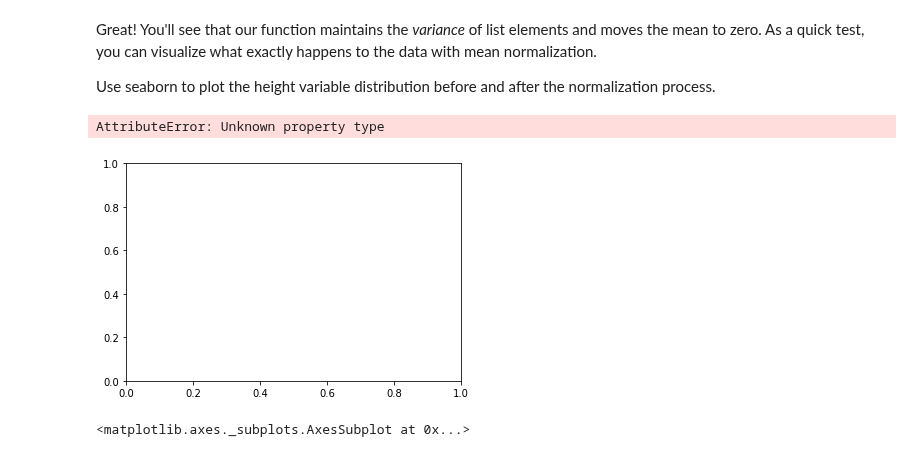
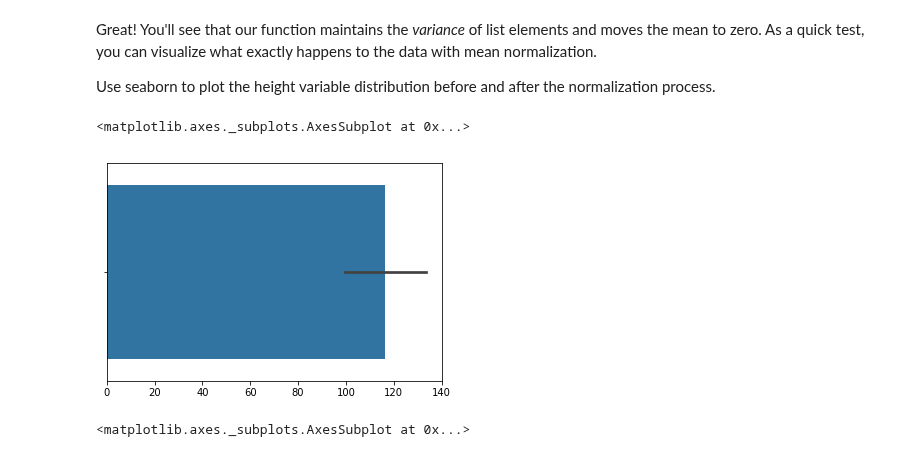
Before and after one commit to justinlee3/dsc-enterprise-hsbc-correlation-covariance-lab-hsbc-ds-081319, a Jupyter notebook: index.ipynb, the cells around one changed output. Cells and saved outputs as stored; diff of their text form; code cells hidden in the pictures.

```diff
--- a/index.ipynb
+++ b/index.ipynb
@@ -108,11 +108,11 @@ Use seaborn to plot the height variable distribution before and after the normal
 # %%
 # Visualize the height data distribution before and after mean normalization
 import seaborn as sns
 import matplotlib.pyplot as plt
-sns.barplot()
+sns.barplot(df)
 # %% [output]
-AttributeError: Unknown property type
+<matplotlib.axes._subplots.AxesSubplot at 0x...>
-[figure, old version]
+[figure, new version]
 # %%
 # %% [output]
 <matplotlib.axes._subplots.AxesSubplot at 0x...>
```
